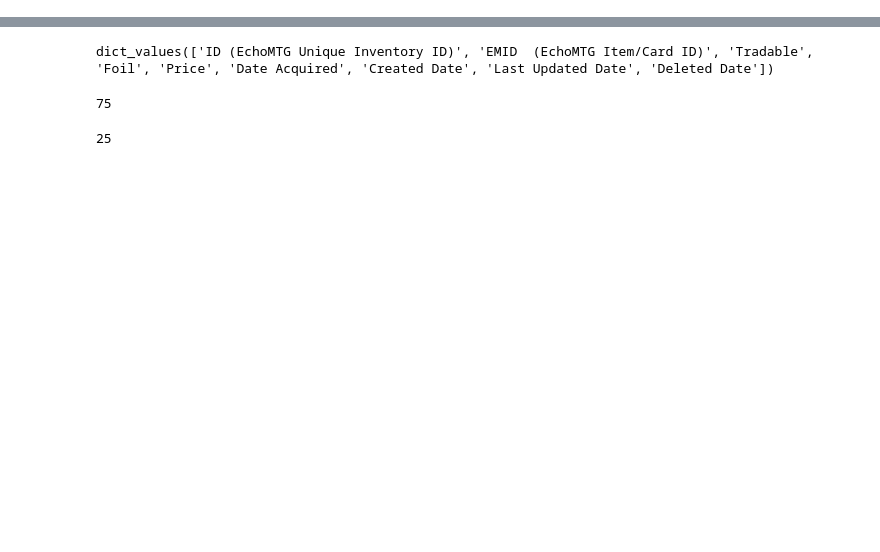
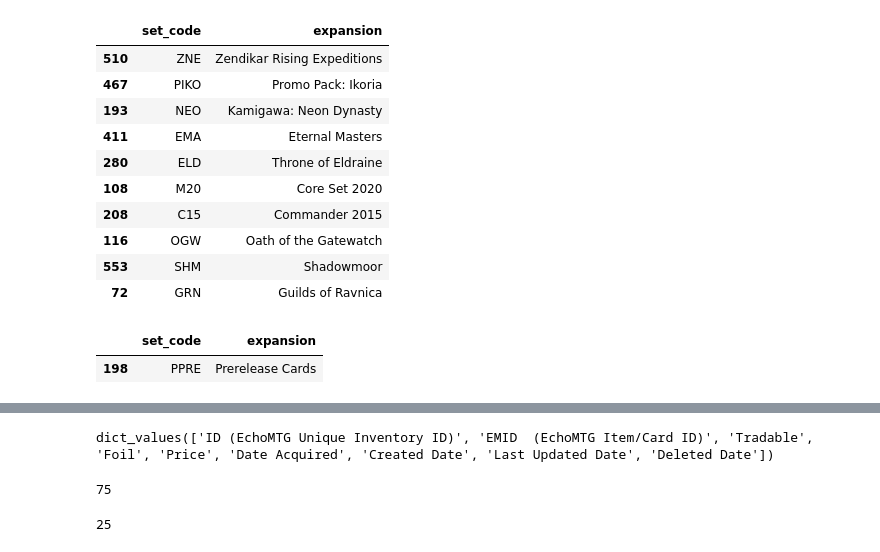
Before and after one commit to saudino480/mtgBinderHelper, a Jupyter notebook: helper/echoMTG_testing.ipynb, the cells around one changed output, grey strips where cells are left out. Saved outputs shown, nothing was run; the diff lists cells and outputs as text; code cells hidden in the pictures; blank space fills up the shorter version.

```diff
--- a/helper/echoMTG_testing.ipynb
+++ b/helper/echoMTG_testing.ipynb
@@ -14,0 +49,22 @@ JSONDecodeError: Expecting value: line 1 column 1 (char 0)
+# %%
+set_code_df = test[['set_code', 'expansion']].copy()
+set_code_df.set_code = set_code_df.set_code.str.upper()
+set_code_df = set_code_df.drop_duplicates()
+set_code_df.sample(10)
+# %% [output]
+|  | set_code | expansion |
+| 510 | ZNE | Zendikar Rising Expeditions |
+| 467 | PIKO | Promo Pack: Ikoria |
+| 193 | NEO | Kamigawa: Neon Dynasty |
+| 411 | EMA | Eternal Masters |
+| 280 | ELD | Throne of Eldraine |
+| 108 | M20 | Core Set 2020 |
+| 208 | C15 | Commander 2015 |
+| 116 | OGW | Oath of the Gatewatch |
+| 553 | SHM | Shadowmoor |
+| 72 | GRN | Guilds of Ravnica |
+# %%
+set_code_df[set_code_df.set_code == 'PPRE']
+# %% [output]
+|  | set_code | expansion |
+| 198 | PPRE | Prerelease Cards |
```
Also changed, not shown: parts of 8 cells of this notebook, 7 other files.
